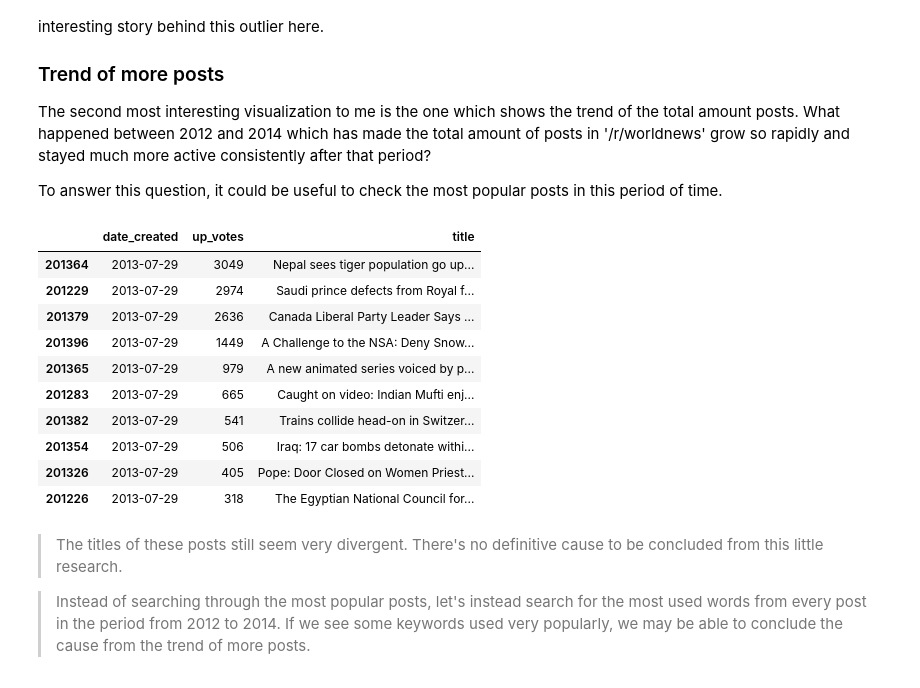
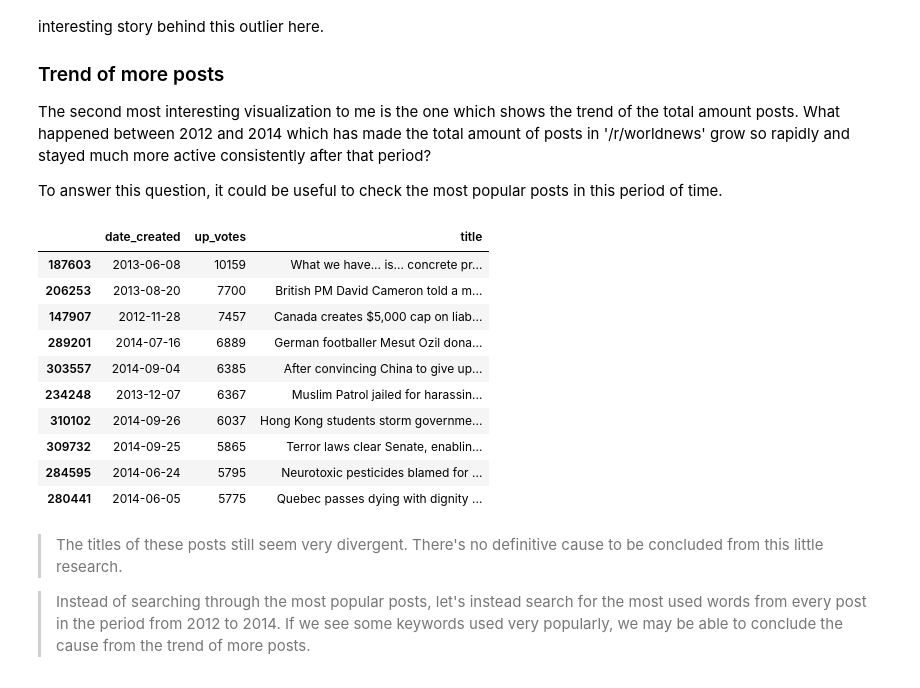
Before and after one commit to EdwinVanRooij/DV, a Jupyter notebook: 02/Week 2 - Assignments.ipynb, the cells around one changed output. Saved outputs shown, nothing was run; the diff lists cells and outputs as text; code cells hidden in the pictures.

```diff
--- a/02/Week 2 - Assignments.ipynb
+++ b/02/Week 2 - Assignments.ipynb
@@ -251,23 +251,25 @@ The second most interesting visualization to me is the one which shows the trend
 To answer this question, it could be useful to check the most popular posts in this period of time.
 # %%
 tdf = df[['date_created', 'up_votes', 'title']]
-tdf = tdf.loc['2012-00-00':'2014-00-00']
+
+mask = (tdf['date_created'] > '2012-1-1') & (tdf['date_created'] <= '2014-1-1')
+tdf = tdf.loc[mask]
 
 tdf = tdf.sort_values(by='up_votes', ascending=False)
 
 tdf.head(10)
 # %% [output]
 |  | date_created | up_votes | title |
-| 201364 | 2013-07-29 | 3049 | Nepal sees tiger population go up... |
-| 201229 | 2013-07-29 | 2974 | Saudi prince defects from Royal f... |
-| 201379 | 2013-07-29 | 2636 | Canada Liberal Party Leader Says ... |
-| 201396 | 2013-07-29 | 1449 | A Challenge to the NSA: Deny Snow... |
-| 201365 | 2013-07-29 | 979 | A new animated series voiced by p... |
-| 201283 | 2013-07-29 | 665 | Caught on video: Indian Mufti enj... |
-| 201382 | 2013-07-29 | 541 | Trains collide head-on in Switzer... |
-| 201354 | 2013-07-29 | 506 | Iraq: 17 car bombs detonate withi... |
-| 201326 | 2013-07-29 | 405 | Pope: Door Closed on Women Priest... |
-| 201226 | 2013-07-29 | 318 | The Egyptian National Council for... |
+| 187603 | 2013-06-08 | 10159 | What we have... is... concrete pr... |
+| 206253 | 2013-08-20 | 7700 | British PM David Cameron told a m... |
+| 147907 | 2012-11-28 | 7457 | Canada creates $5,000 cap on liab... |
+| 289201 | 2014-07-16 | 6889 | German footballer Mesut Ozil dona... |
+| 303557 | 2014-09-04 | 6385 | After convincing China to give up... |
+| 234248 | 2013-12-07 | 6367 | Muslim Patrol jailed for harassin... |
+| 310102 | 2014-09-26 | 6037 | Hong Kong students storm governme... |
+| 309732 | 2014-09-25 | 5865 | Terror laws clear Senate, enablin... |
+| 284595 | 2014-06-24 | 5795 | Neurotoxic pesticides blamed for ... |
+| 280441 | 2014-06-05 | 5775 | Quebec passes dying with dignity ... |
 # %% [markdown]
 > The titles of these posts still seem very divergent. There's no definitive cause to be concluded from this little research.
 
```
Also changed, not shown: parts of 6 cells of this notebook, 1 other file.
